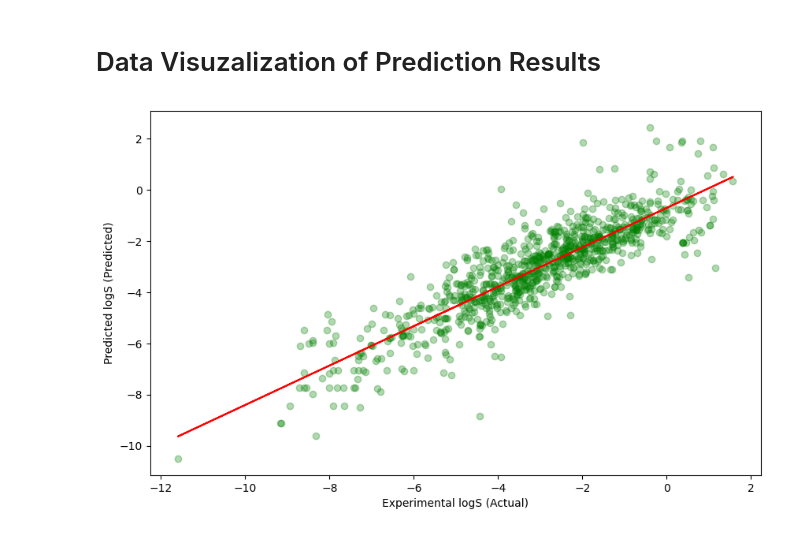
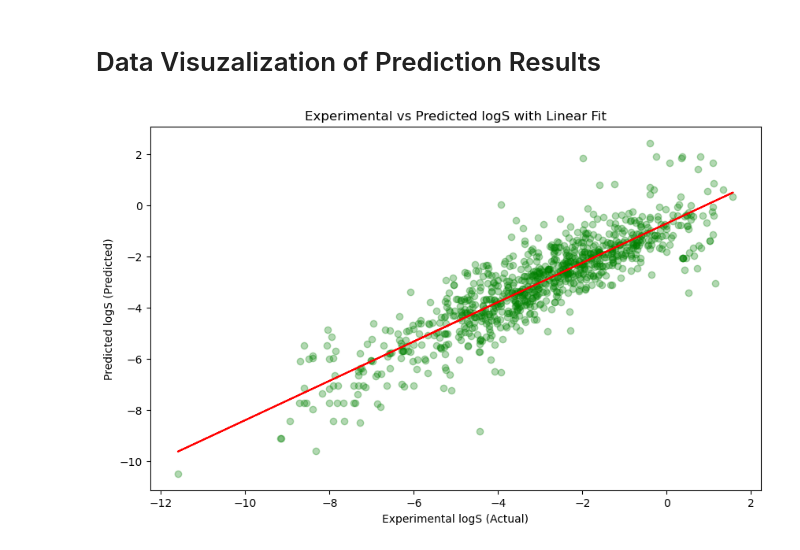
Before and after one commit to The-alpha-male/Solubility_Predictor, a Jupyter notebook: main.ipynb, the cells around one changed output. Drawn from its saved outputs; the diff is of its cells as text; code cells hidden in the pictures.

Commit message:
Added title to graph in experimental vs predicted logS plot

```diff
--- a/main.ipynb
+++ b/main.ipynb
@@ -140,24 +140,25 @@ df_models.reset_index(drop=True)
 # %%
 import matplotlib.pyplot as plt
 import numpy as np
 
 # Fit a polynomial of degree 1 (linear fit)
 x = np.polyfit(y_train, y_model_train_predict, 1)
 poly = np.poly1d(x)
 
 plt.figure(figsize=(10,6))
 
 # Scatter plot of actual vs predicted
 plt.scatter(x=y_train, y=y_model_train_predict, c='g', alpha=0.3)
 
 # Plot the regression line
 plt.plot(y_train, p(y_train), 'r')
 
 # Label the axes
 plt.xlabel('Experimental logS (Actual)')
 plt.ylabel('Predicted logS (Predicted)')
+plt.title('Experimental vs Predicted logS with Linear Fit')
 
 # Show the plot
 plt.show()
 # %% [output]
-[figure, old version]
+[figure, new version]
```
Also changed, not shown: 1 other file.
